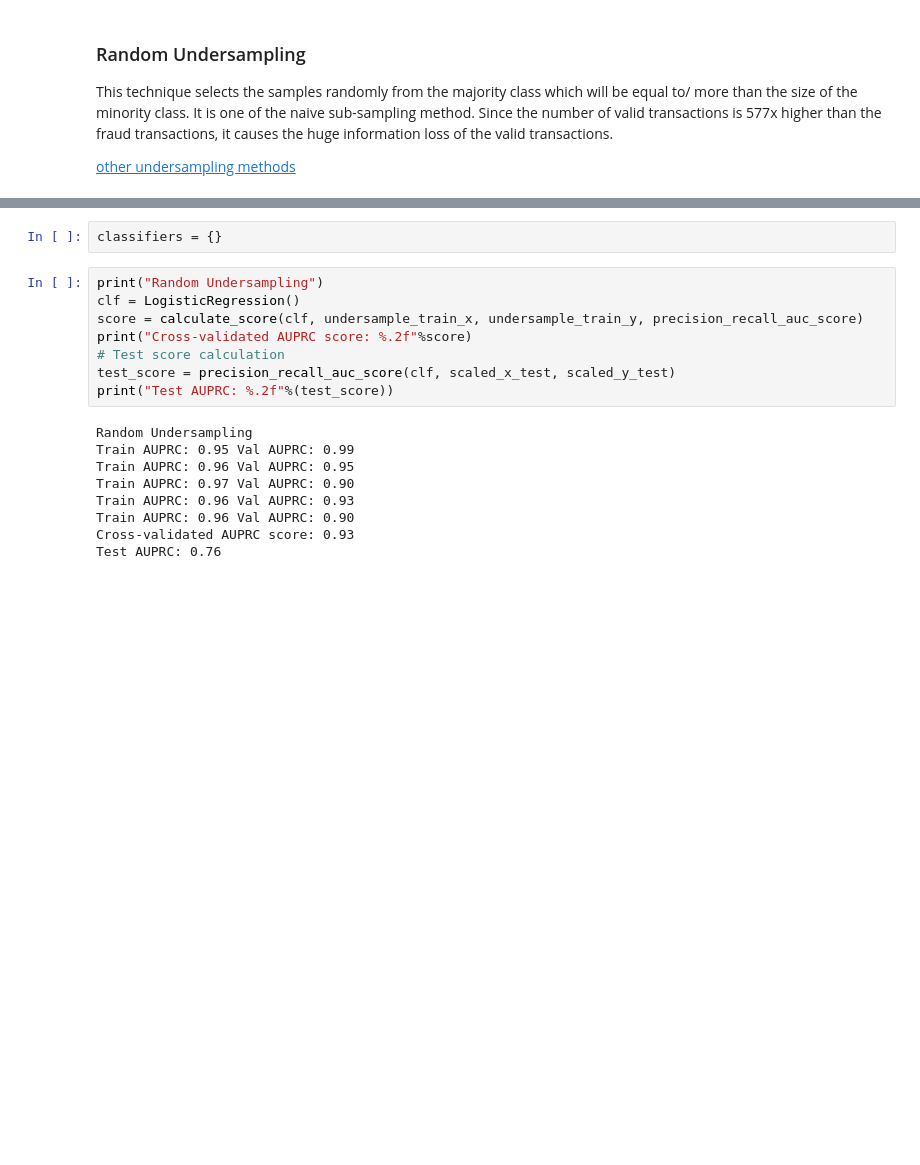
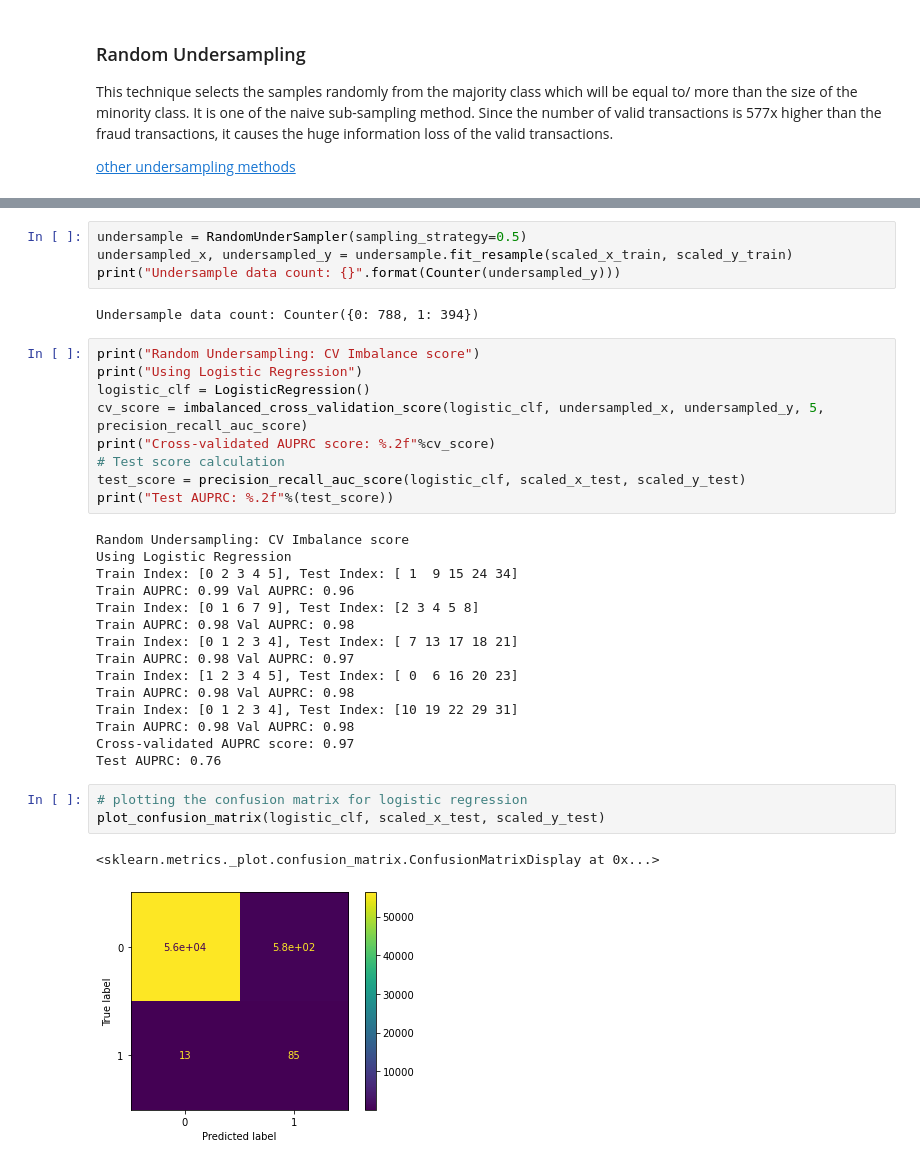
Before and after one commit to Sudhakar17/credit-card-fraud-detection, a Jupyter notebook: credit-card-fraud-detection.ipynb, the cells around one changed output, grey strips where cells are left out. Cells and saved outputs as stored; diff of their text form; blank space fills up the shorter version.

Commit message:
Used XGBoost and Logistic Regression classifiers

```diff
--- a/credit-card-fraud-detection.ipynb
+++ b/credit-card-fraud-detection.ipynb
@@ -355,19 +324,36 @@ def imbalanced_cross_validation_score(clf, x, y, cv, scoring, sampler):
-# %%
-classifiers = {}
+# %%
+undersample = RandomUnderSampler(sampling_strategy=0.5)
+undersampled_x, undersampled_y = undersample.fit_resample(scaled_x_train, scaled_y_train)
+print("Undersample data count: {}".format(Counter(undersampled_y)))
+# %% [output]
+Undersample data count: Counter({0: 788, 1: 394})
 # %%
-print("Random Undersampling")
-clf = LogisticRegression()
-score = calculate_score(clf, undersample_train_x, undersample_train_y, precision_recall_auc_score)
-print("Cross-validated AUPRC score: %.2f"%score)
+print("Random Undersampling: CV Imbalance score")
+print("Using Logistic Regression")
+logistic_clf = LogisticRegression()
+cv_score = imbalanced_cross_validation_score(logistic_clf, undersampled_x, undersampled_y, 5, precision_recall_auc_score)
+print("Cross-validated AUPRC score: %.2f"%cv_score)
 # Test score calculation
-test_score = precision_recall_auc_score(clf, scaled_x_test, scaled_y_test)
+test_score = precision_recall_auc_score(logistic_clf, scaled_x_test, scaled_y_test)
 print("Test AUPRC: %.2f"%(test_score))
 # %% [output]
-Random Undersampling
-Train AUPRC: 0.95 Val AUPRC: 0.99
-Train AUPRC: 0.96 Val AUPRC: 0.95
-Train AUPRC: 0.97 Val AUPRC: 0.90
-Train AUPRC: 0.96 Val AUPRC: 0.93
-Train AUPRC: 0.96 Val AUPRC: 0.90
-Cross-validated AUPRC score: 0.93
+Random Undersampling: CV Imbalance score
+Using Logistic Regression
+Train Index: [0 2 3 4 5], Test Index: [ 1  9 15 24 34]
+Train AUPRC: 0.99 Val AUPRC: 0.96
+Train Index: [0 1 6 7 9], Test Index: [2 3 4 5 8]
+Train AUPRC: 0.98 Val AUPRC: 0.98
+Train Index: [0 1 2 3 4], Test Index: [ 7 13 17 18 21]
+Train AUPRC: 0.98 Val AUPRC: 0.97
+Train Index: [1 2 3 4 5], Test Index: [ 0  6 16 20 23]
+Train AUPRC: 0.98 Val AUPRC: 0.98
+Train Index: [0 1 2 3 4], Test Index: [10 19 22 29 31]
+Train AUPRC: 0.98 Val AUPRC: 0.98
+Cross-validated AUPRC score: 0.97
 Test AUPRC: 0.76
+# %%
+# plotting the confusion matrix for logistic regression
+plot_confusion_matrix(logistic_clf, scaled_x_test, scaled_y_test)
+# %% [output]
+<sklearn.metrics._plot.confusion_matrix.ConfusionMatrixDisplay at 0x...>
+[figure, added]
```
Also changed, not shown: parts of 30 cells of this notebook.
